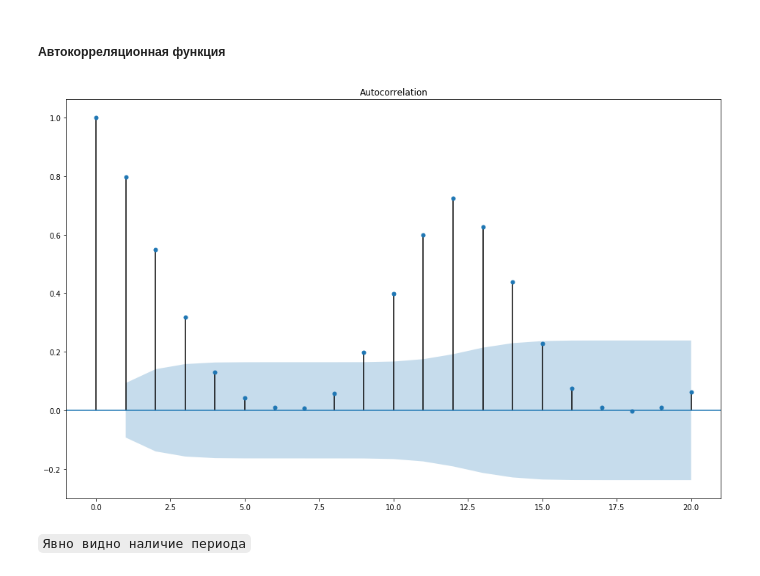
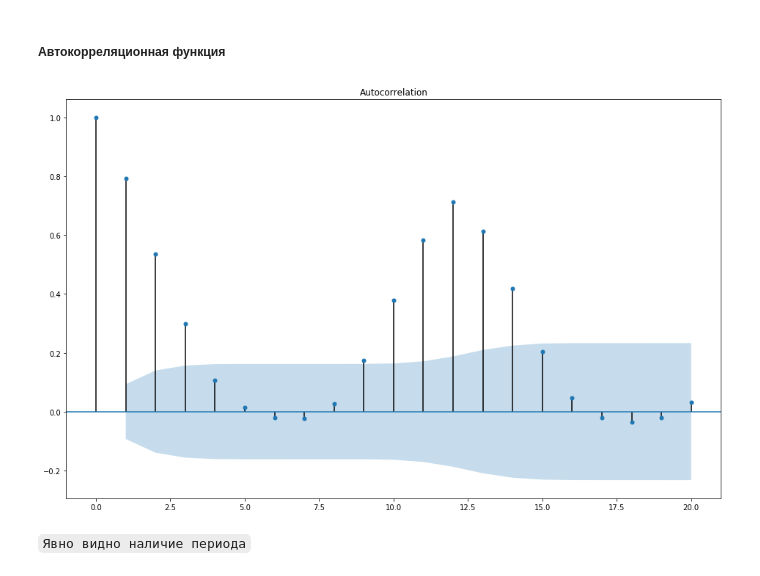
Before and after one commit to Bullldoger/prediction_theory, a Jupyter notebook: notebooks/Labs.ipynb, the cells around one changed output. Saved outputs shown, nothing was run; the diff lists cells and outputs as text; code cells hidden in the pictures.

```diff
--- a/notebooks/Labs.ipynb
+++ b/notebooks/Labs.ipynb
@@ -1038,3 +1038,9 @@ plot = q_times.plot(ax=ax, style='.r')
 [figure]
 # %%
 Q = q_times['Q, тыс. м3/сут'].values
+# %%
+_t = np.array([times]).T
+_q = np.array([Q]).T
+# %%
+clf = linear_model.LinearRegression()
+clf.fit(_t, _q)
@@ -1040,0 +1049,4 @@ Q = q_times['Q, тыс. м3/сут'].values
+# %%
+trend_q = clf.predict(_t)
+# %%
+q_without_trend = _q - trend_q
@@ -1043,9 +1061,9 @@ Q = q_times['Q, тыс. м3/сут'].values
 # %%
 fig = plt.figure(figsize=(16, 10))
 ax1 = fig.add_subplot(111)
-fig = sm.graphics.tsa.plot_acf(Q, lags=20, ax=ax1 )
+fig = sm.graphics.tsa.plot_acf(q_without_trend, lags=20, ax=ax1 )
 # %% [output]
-[figure, old version]
+[figure, new version]
 # %% [markdown]
 ``Явно видно наличие периода``
 # %% [markdown]
```
Also changed, not shown: parts of 45 cells of this notebook.
